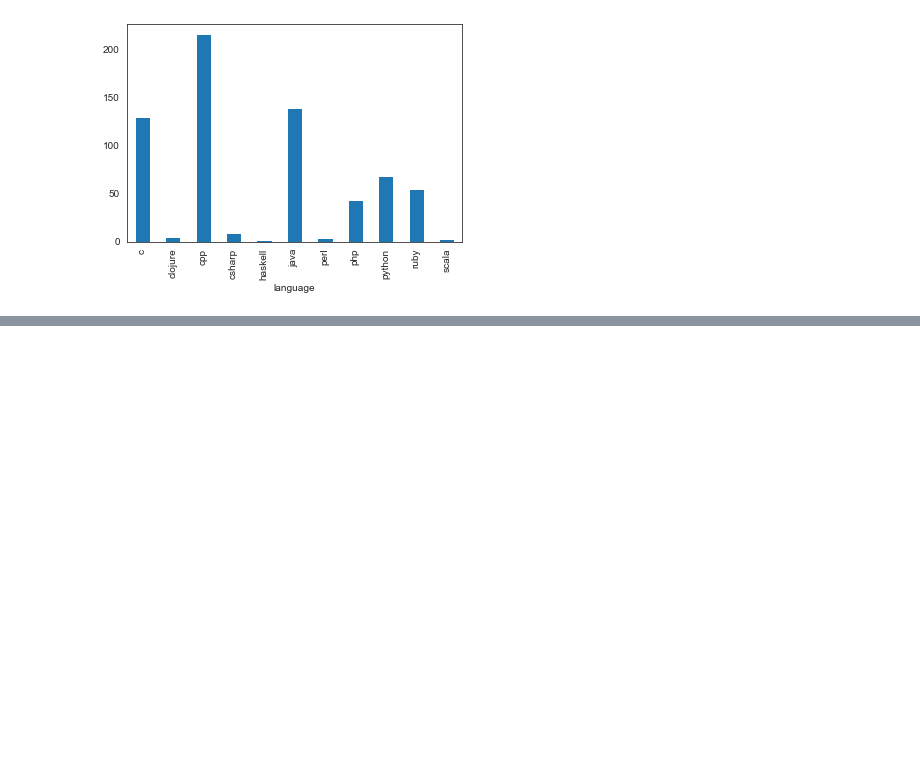
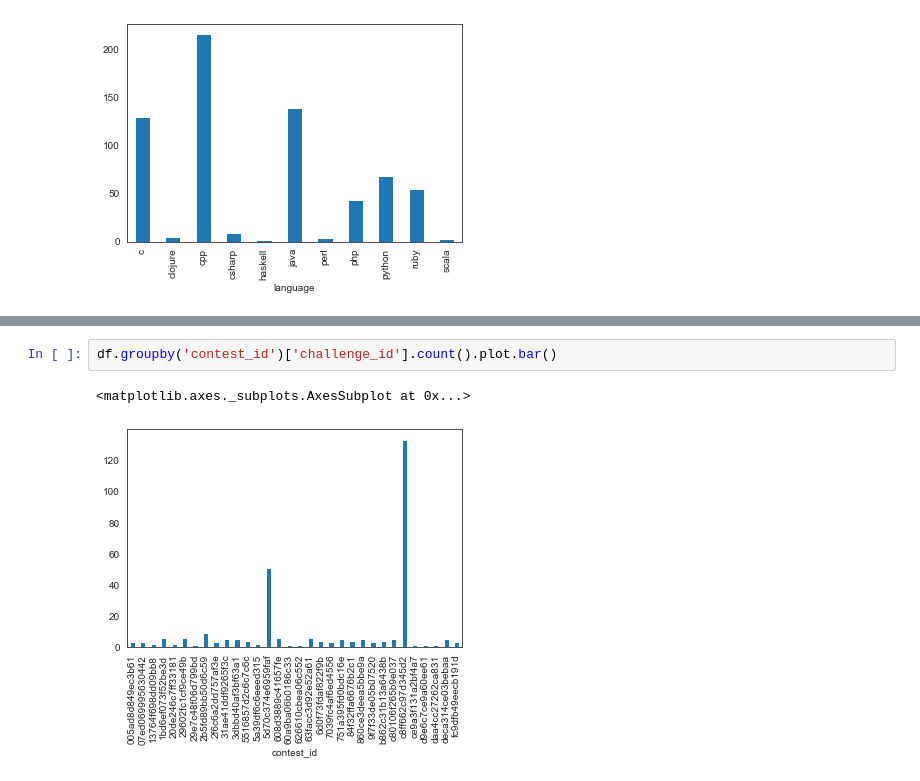
Before and after one commit to pratikjaiswal1998/challenge_recommendation_ml, a Jupyter notebook: Recommendation.ipynb, the cells around one changed output, grey strips where cells are left out. Drawn from its saved outputs; the diff is of its cells as text; blank space fills up the shorter version.

```diff
--- a/Recommendation.ipynb
+++ b/Recommendation.ipynb
@@ -340,0 +352,5 @@ df0.groupby('language')['user_id'].count().plot.bar()
+# %%
+df.groupby('contest_id')['challenge_id'].count().plot.bar()
+# %% [output]
+<matplotlib.axes._subplots.AxesSubplot at 0x...>
+[figure, added]
```
Also changed, not shown: parts of 10 cells of this notebook, 1 other file.
